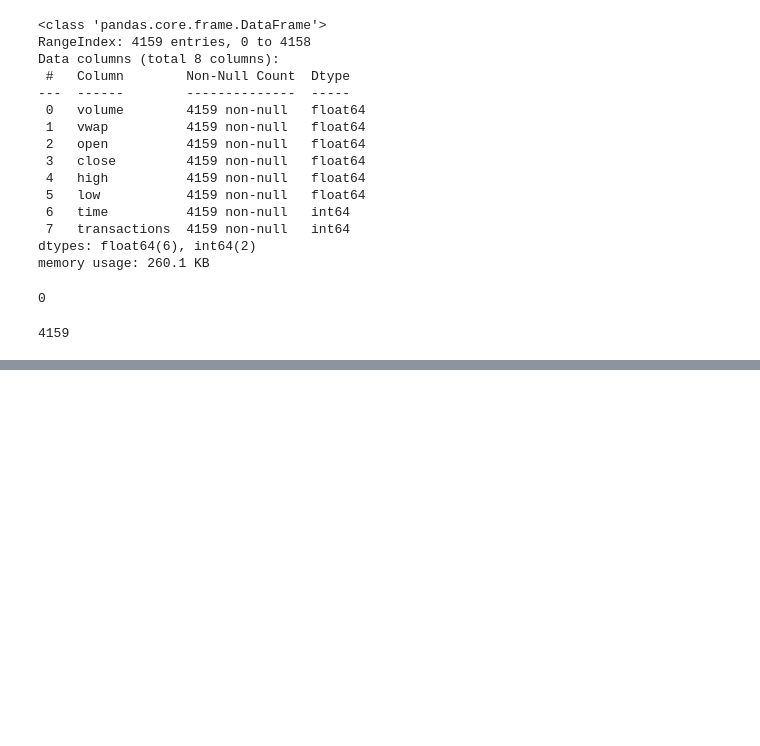
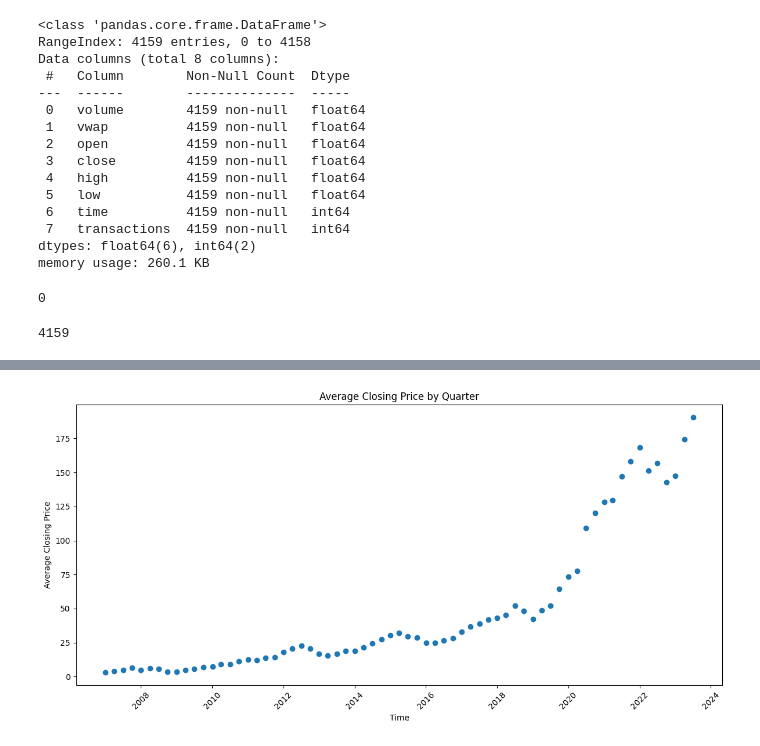
Before and after one commit to LeoBrOd/Course_in_Data_Analyse, a Jupyter notebook: Week_12_Applications_for_Data_Analysis/Day_3-4_Mini_Project_Days/Advanced_Statistical_Analysis_Of_Apple_Inc_Stock_Data/Week_12_Day_3_Mini_Project_Advanced_Statistical_Analysis_Of_Apple_Stock_Da.ipynb, the cells around one changed output, grey strips where cells are left out. Drawn from its saved outputs; the diff is of its cells as text; code cells hidden in the pictures; blank space fills up the shorter version.

```diff
--- a/Week_12_Applications_for_Data_Analysis/Day_3-4_Mini_Project_Days/Advanced_Statistical_Analysis_Of_Apple_Inc_Stock_Data/Week_12_Day_3_Mini_Project_Advanced_Statistical_Analysis_Of_Apple_Stock_Da.ipynb
+++ b/Week_12_Applications_for_Data_Analysis/Day_3-4_Mini_Project_Days/Advanced_Statistical_Analysis_Of_Apple_Inc_Stock_Data/Week_12_Day_3_Mini_Project_Advanced_Statistical_Analysis_Of_Apple_Stock_Da.ipynb
@@ -101,0 +133,19 @@ ValueError: setting an array element with a sequence. The requested array has an
+# %%
+#grouping our data for better presentation by quarter
+quarter_data = data.groupby(['year', 'quarter']).agg({
+    'day_difference': 'mean',
+    'closing price': 'mean',
+    'time': 'first',
+    'volume': 'mean'
+}).reset_index()
+# %%
+plt.figure(figsize=(12, 6))
+plt.scatter(quarter_data['time'], quarter_data['closing price'])
+plt.xlabel('Time')
+plt.ylabel('Average Closing Price')
+plt.title('Average Closing Price by Quarter')
+plt.xticks(rotation=45)
+plt.tight_layout()
+plt.show()
+# %% [output]
+[figure, added]
```
Also changed, not shown: parts of 20 cells of this notebook.
